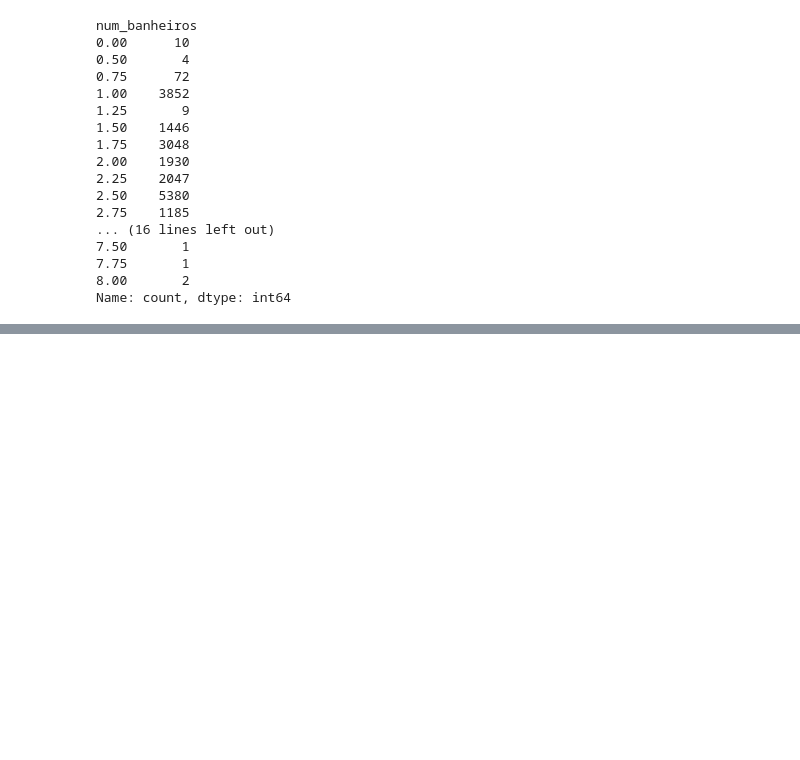
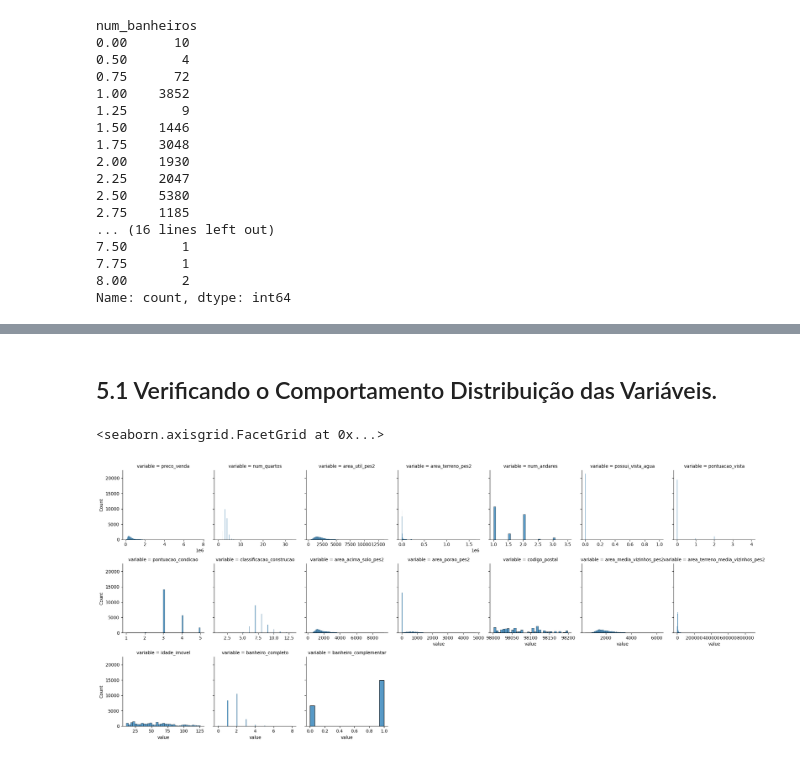
Before and after one commit to RicardodeSouzaSilva/Real_Estate_Pricing_Intelligence, a Jupyter notebook: Real_Estate_Pricing_Intelligence.ipynb, the cells around one changed output, grey strips where cells are left out. Cells and saved outputs as stored; diff of their text form; code cells hidden in the pictures; blank space fills up the shorter version.

```diff
--- a/Real_Estate_Pricing_Intelligence.ipynb
+++ b/Real_Estate_Pricing_Intelligence.ipynb
@@ -646,0 +811,17 @@ round(outliers_summary[outliers_summary['Outliers'] > 0])
+# %% [markdown]
+## 5.1 Verificando o Comportamento Distribuição das Variáveis.
+# %%
+# Transforma o DataFrame de formato wide para long, mantendo todas as colunas como variáveis de valor.
+# Isso facilita a visualização de distribuições de múltiplas variáveis numéricas com gráficos.
+hist = pd.melt(dataset, value_vars=dataset)
+
+# Cria uma grade de gráficos com seaborn, separando cada variável derretida ('variable') em uma subplot.
+# col_wrap=7 define no máximo 7 colunas por linha, e sharex=False garante eixos X independentes.
+hist = sns.FacetGrid(hist, col='variable', col_wrap=7, sharex=False)
+
+# Mapeia a função 'sns.histplot' para cada Faceta da grade.
+# Plota um histograma para a coluna 'value' em cada subplot.
+hist.map(sns.histplot, 'value')
+# %% [output]
+<seaborn.axisgrid.FacetGrid at 0x...>
+[figure, added]
```
Also changed, not shown: parts of 36 cells of this notebook.
